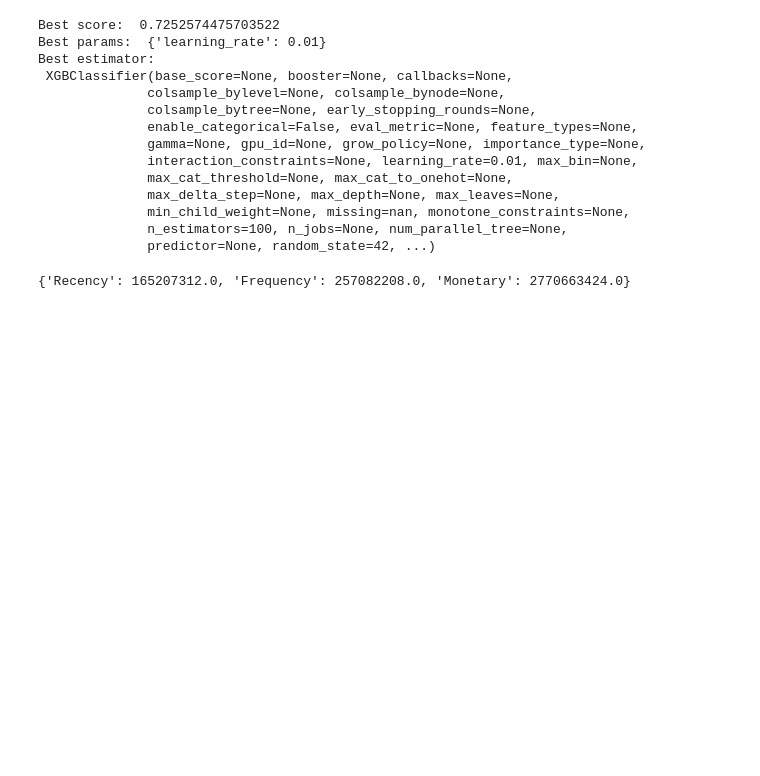
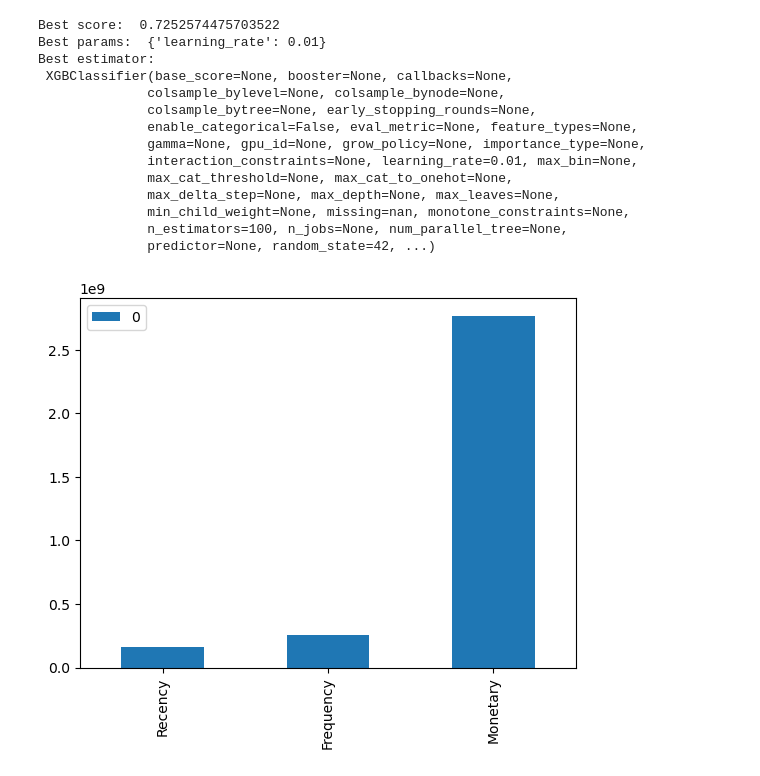
Before and after one commit to bahategar/Online-retail, a Jupyter notebook: Customer-potential.ipynb, the cells around one changed output. Saved outputs shown, nothing was run; the diff lists cells and outputs as text; code cells hidden in the pictures; blank space fills up the shorter version.

```diff
--- a/Customer-potential.ipynb
+++ b/Customer-potential.ipynb
@@ -169,14 +169,3 @@ X = variables.drop(targets, axis=1)
 y_spending = variables['spend_90_days']
 # Classification
 y_prob = variables['spend_90_days_flag']
-
-# ML for Regression
-xgb_reg = XGBRegressor(objective='reg:squarederror', random_state=42)
-
-xgb_reg_model = GridSearchCV(estimator=xgb_reg,
-                            param_grid=dict(learning_rate=[0.01, 0.1, 0.3, 0.5]),
-                            scoring='neg_mean_absolute_error',
-                            refit=True,
-                            cv=5)
-
-xgb_reg_model.fit(X, y_spending)
@@ -333,14 +315,15 @@ Best estimator:
 # %%
 # Feature important (regression)
 
 imp_feat_reg = xgb_reg_model\
                 .best_estimator_\
                 .get_booster()\
                 .get_score(importance_type='gain')
 
-imp_feat_reg
+pd.DataFrame.from_dict(imp_feat_reg, orient='index').plot(kind='bar')
+plt.show()
 # %% [output]
-{'Recency': 165207312.0, 'Frequency': 257082208.0, 'Monetary': 2770663424.0}
+[figure, added]
 # %%
 # Feature important (classification)
 
```
Also changed, not shown: parts of 31 cells of this notebook, 10 other files.
